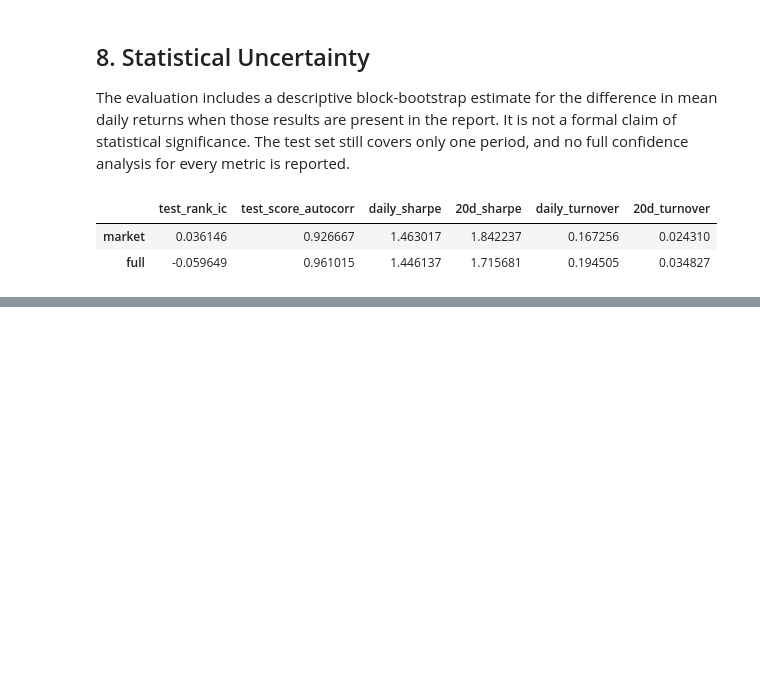
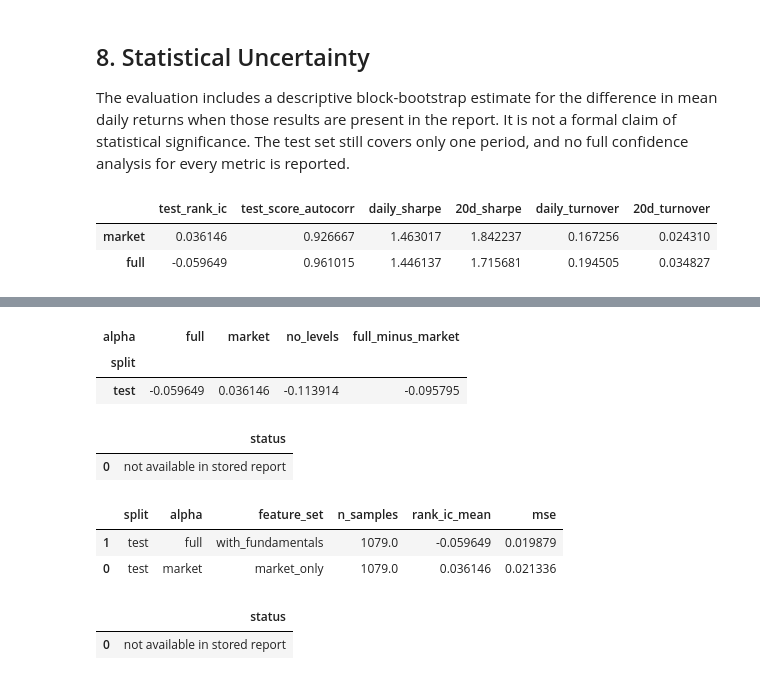
Before and after one commit to VincInfo/rl-fundamental-trading, a Jupyter notebook: notebooks/fundamental_diagnostics.ipynb, the cells around one changed output, grey strips where cells are left out. Drawn from its saved outputs; the diff is of its cells as text; code cells hidden in the pictures; blank space fills up the shorter version.

Commit message:
additional backup tests

```diff
--- a/notebooks/fundamental_diagnostics.ipynb
+++ b/notebooks/fundamental_diagnostics.ipynb
@@ -173,0 +163,54 @@ Diagnostic interpretation; not a causal claim:
+# %%
+# 1. Time robustness
+available_splits = sorted(comparison.get("alpha_quality", {}))
+split_rank_ic = quality.pivot(index="split", columns="alpha", values="rank_ic_mean")
+if {"market", "full"}.issubset(split_rank_ic.columns):
+    split_rank_ic["full_minus_market"] = split_rank_ic["full"] - split_rank_ic["market"]
+display(split_rank_ic)
+
+# 2. Transaction-cost sensitivity
+cost_sensitivity = comparison.get("cost_sensitivity", {})
+if cost_sensitivity:
+    cost_rows = []
+    for split, models in cost_sensitivity.items():
+        for alpha, costs in models.items():
+            for cost_bps, rebalances in costs.items():
+                for hold, metrics in rebalances.items():
+                    cost_rows.append({"split": split, "alpha": alpha, "cost_bps": float(cost_bps), "hold": hold, **metrics})
+    cost_table = pd.DataFrame(cost_rows).sort_values(["split", "alpha", "cost_bps", "hold"])
+else:
+    cost_table = pd.DataFrame([{"status": "not available in stored report"}])
+display(cost_table)
+
+# 3. Feature ablation
+models = set(comparison.get("metadata", {}).get("models", []))
+if "no_levels" in models:
+    ablation = quality[quality["alpha"].isin(["market", "no_levels", "full"])]
+    ablation_table = ablation.sort_values(["split", "alpha"])[["split", "alpha", "feature_set", "n_samples", "rank_ic_mean", "mse"]]
+else:
+    ablation_table = quality[quality["alpha"].isin(["market", "full"])]
+    ablation_table = ablation_table.sort_values(["split", "alpha"])[["split", "alpha", "feature_set", "n_samples", "rank_ic_mean", "mse"]]
+display(ablation_table)
+
+# 4. Bootstrap results
+bootstrap = comparison.get("bootstrap", {})
+if bootstrap:
+    bootstrap_rows = []
+    for split, conditions in bootstrap.items():
+        for hold, metrics in conditions.items():
+            bootstrap_rows.append({"split": split, "hold": hold, **metrics})
+    bootstrap_table = pd.DataFrame(bootstrap_rows).sort_values(["split", "hold"])
+else:
+    bootstrap_table = pd.DataFrame([{"status": "not available in stored report"}])
+display(bootstrap_table)
+# %% [output]
+| alpha | full | market | no_levels | full_minus_market |
+| split |  |  |  |  |
+| test | -0.059649 | 0.036146 | -0.113914 | -0.095795 |
+|  | status |
+| 0 | not available in stored report |
+|  | split | alpha | feature_set | n_samples | rank_ic_mean | mse |
+| 1 | test | full | with_fundamentals | 1079.0 | -0.059649 | 0.019879 |
+| 0 | test | market | market_only | 1079.0 | 0.036146 | 0.021336 |
+|  | status |
+| 0 | not available in stored report |
```
Also changed, not shown: parts of 9 cells of this notebook.
